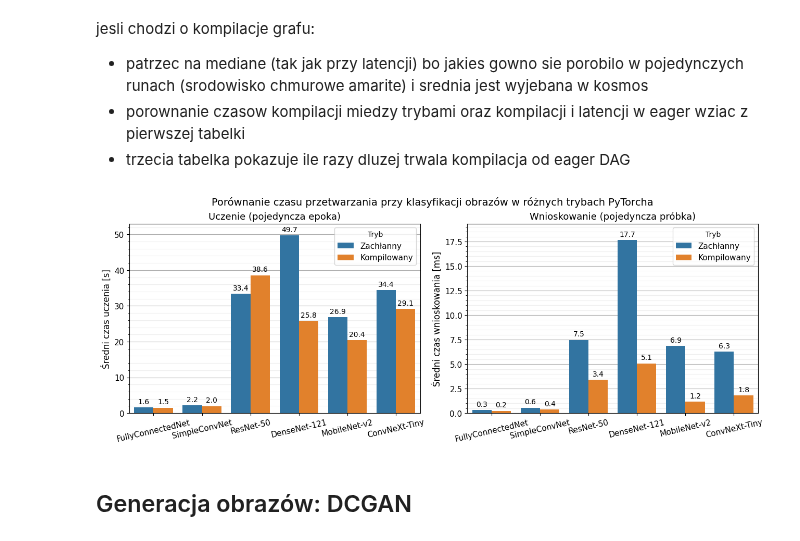
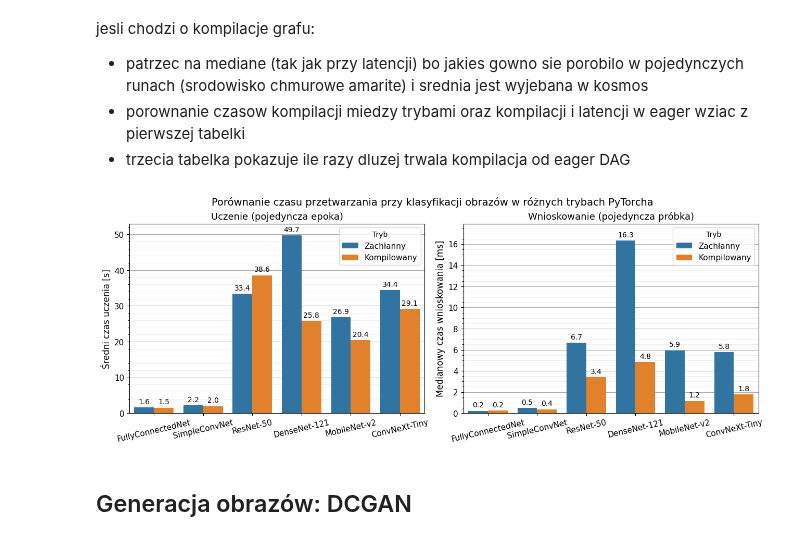
Before and after one commit to mihawb/dnn-lang-comparison, a Jupyter notebook: analysis/rolling_analysis_new.ipynb, the cells around one changed output. Cells and saved outputs as stored; diff of their text form; code cells hidden in the pictures.

Commit message:
more changes to tables and graphs

```diff
--- a/analysis/rolling_analysis_new.ipynb
+++ b/analysis/rolling_analysis_new.ipynb
@@ -224,9 +215,9 @@ for i, (ax, model_name) in enumerate(zip(axes.flatten(), model_names * 2)):
 	ax.get_legend().remove()
 	ax.set_xlabel("Framework" if i >= 4 else "")
 	if i == 0:
-		ax.set_ylabel("Śr. czas uczenia [s]", labelpad=12.0)
+		ax.set_ylabel("Śr. c. uczenia [s]", labelpad=12.0)
 	elif i == 4:
-		ax.set_ylabel("Śr. czas wnioskowania [ms]")
+		ax.set_ylabel("Med. c. wnioskowania [ms]")
 	else:
 		ax.set_ylabel("")
 	ax.set_title(model_name if i < 4 else "")
@@ -509,34 +525,34 @@ jesli chodzi o kompilacje grafu:
 * trzecia tabelka pokazuje ile razy dluzej trwala kompilacja od eager DAG
 # %%
 def clf_compile_comp_plot(data: pd.DataFrame, order: list[str], ax, ylabel: str, title: str):
-	sns.barplot(data=data, x="model_name", y="elapsed_time_" + ("median" if "atencja" in title else "mean"),
+	sns.barplot(data=data, x="model_name", y="elapsed_time_" + ("median" if "nioskowanie" in title else "mean"),
 			    hue="framework", order=order, zorder=2, ax=ax)
 	ax.legend(title="Tryb")
 	ax.set_xlabel("")
 	ax.set_ylabel(ylabel)
 	ax.set_title(title)
 	ax.set_xticks(ax.get_xticks())
 	ax.set_xticklabels(ax.get_xticklabels(), rotation=13)
 	ax.grid(axis="y", which="major", zorder=1)
 	ax.minorticks_on()
 	ax.tick_params(axis='x', which='minor', bottom=False)
 	ax.grid(visible=True, axis="y", which="minor", alpha=0.2, zorder=1)
 	_, top = ax.get_ylim()
 	ax.set_ylim(top=top + (0.3 if "atencja" in title else 0.8))
 	for container in ax.containers:
 		ax.bar_label(container, fmt="{:.1f}", padding=3)
 
 
 fig, axes = plt.subplots(1, 2, constrained_layout=True)
 fig.set_size_inches(12.8, 4.8)
 fig.suptitle("Porównanie czasu przetwarzania przy klasyfikacji obrazów w różnych trybach PyTorcha")
 
 clf_compile_comp_plot(compile_t, order=MODEL_ORDER[:-2], ax=axes[0], ylabel="Średni czas uczenia [s]", title="Uczenie (pojedyncza epoka)")
-clf_compile_comp_plot(compile_l, order=MODEL_ORDER[:-2], ax=axes[1], ylabel="Średni czas wnioskowania [ms]", title="Wnioskowanie (pojedyncza próbka)")
+clf_compile_comp_plot(compile_l, order=MODEL_ORDER[:-2], ax=axes[1], ylabel="Medianowy czas wnioskowania [ms]", title="Wnioskowanie (pojedyncza próbka)")
 
 fig.savefig("../paper/plots/5.2-1.png")
 # %% [output]
-[figure, old version]
+[figure, new version]
 # %% [markdown]
 ## Generacja obrazów: DCGAN
 # %%
```
Also changed, not shown: parts of 11 cells of this notebook, 2 other files.
